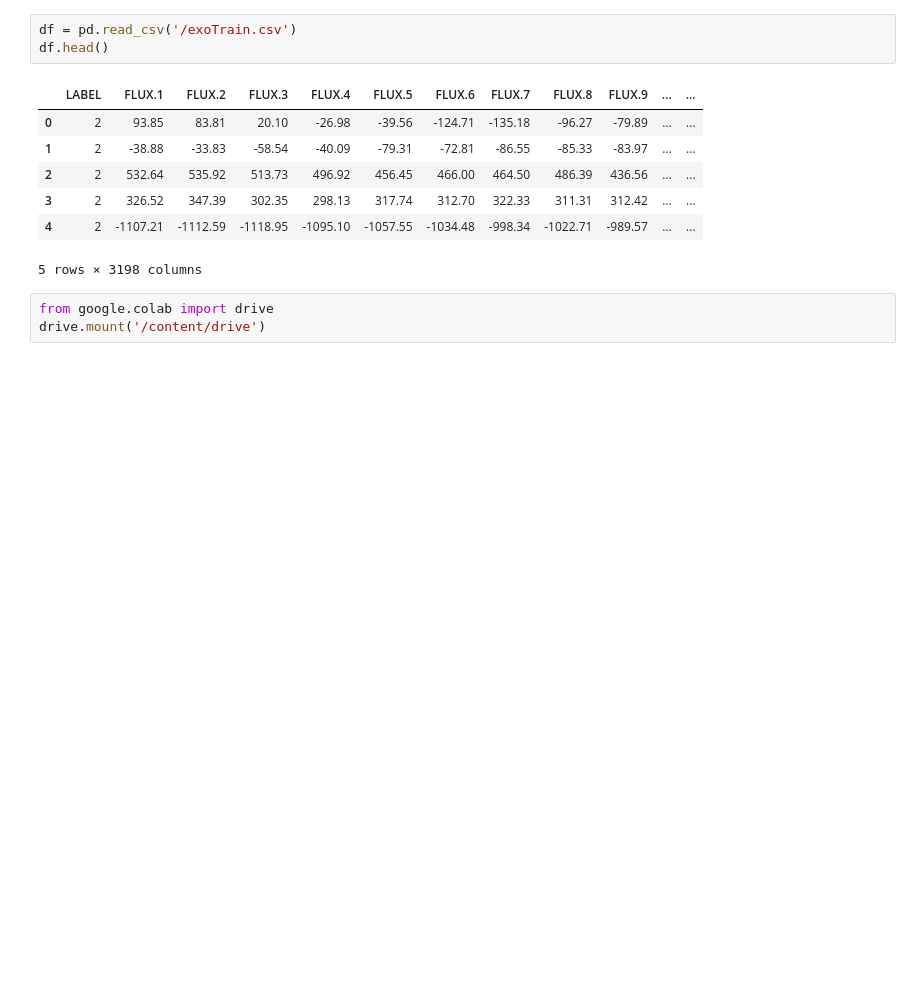
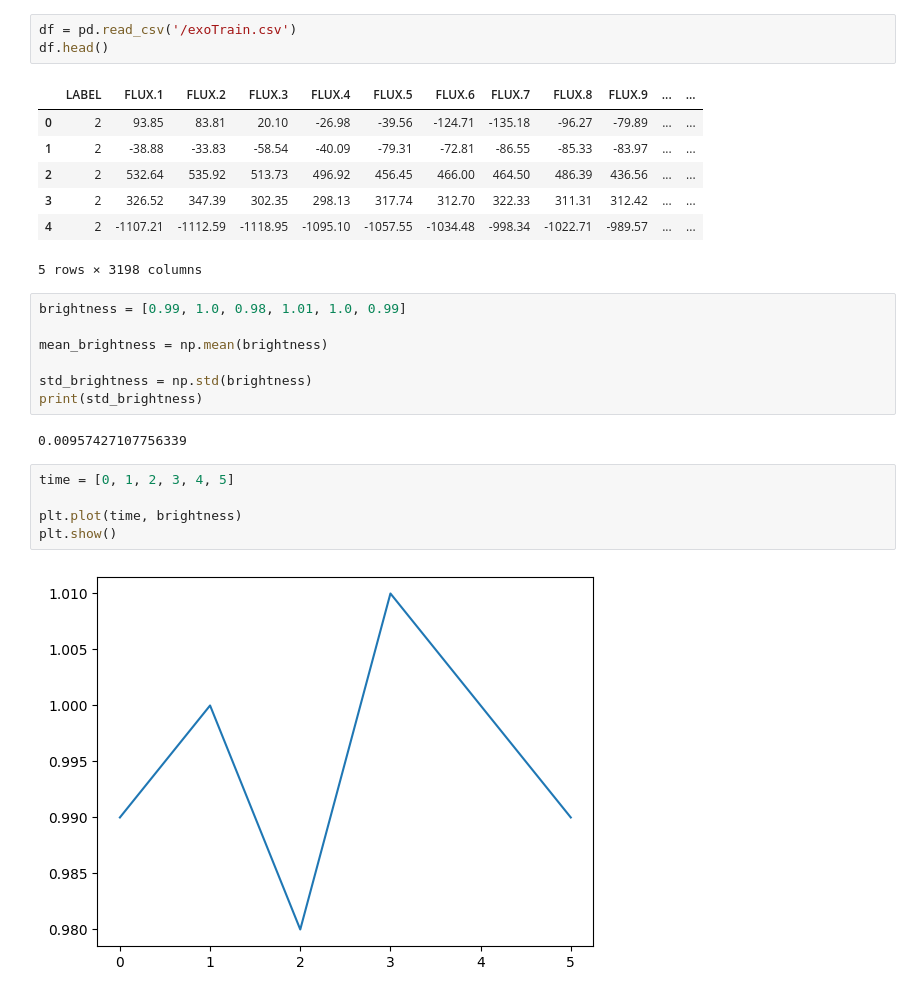
Before and after one commit to marcinkowalczyk-q/IBM-Course---1st-Final-Assignment-, a Jupyter notebook: Exoplanet_Search_Project.ipynb, the cells around one changed output. Saved outputs shown, nothing was run; the diff lists cells and outputs as text; blank space fills up the shorter version.

Commit message:
Utworzono za pomocą Colab

```diff
--- a/Exoplanet_Search_Project.ipynb
+++ b/Exoplanet_Search_Project.ipynb
@@ -13,6 +15,19 @@ df.head()
 | 3 | 2 | 326.52 | 347.39 | 302.35 | 298.13 | 317.74 | 312.70 | 322.33 | 311.31 | 312.42 | ... | ... |
 | 4 | 2 | -1107.21 | -1112.59 | -1118.95 | -1095.10 | -1057.55 | -1034.48 | -998.34 | -1022.71 | -989.57 | ... | ... |
 5 rows × 3198 columns
-# %%
-from google.colab import drive
-drive.mount('/content/drive')
+# %%
+brightness = [0.99, 1.0, 0.98, 1.01, 1.0, 0.99]
+
+mean_brightness = np.mean(brightness)
+
+std_brightness = np.std(brightness)
+print(std_brightness)
+# %% [output]
+0.00957427107756339
+# %%
+time = [0, 1, 2, 3, 4, 5]
+
+plt.plot(time, brightness)
+plt.show()
+# %% [output]
+[figure, added]
```
Also changed, not shown: parts of 1 cell of this notebook.
